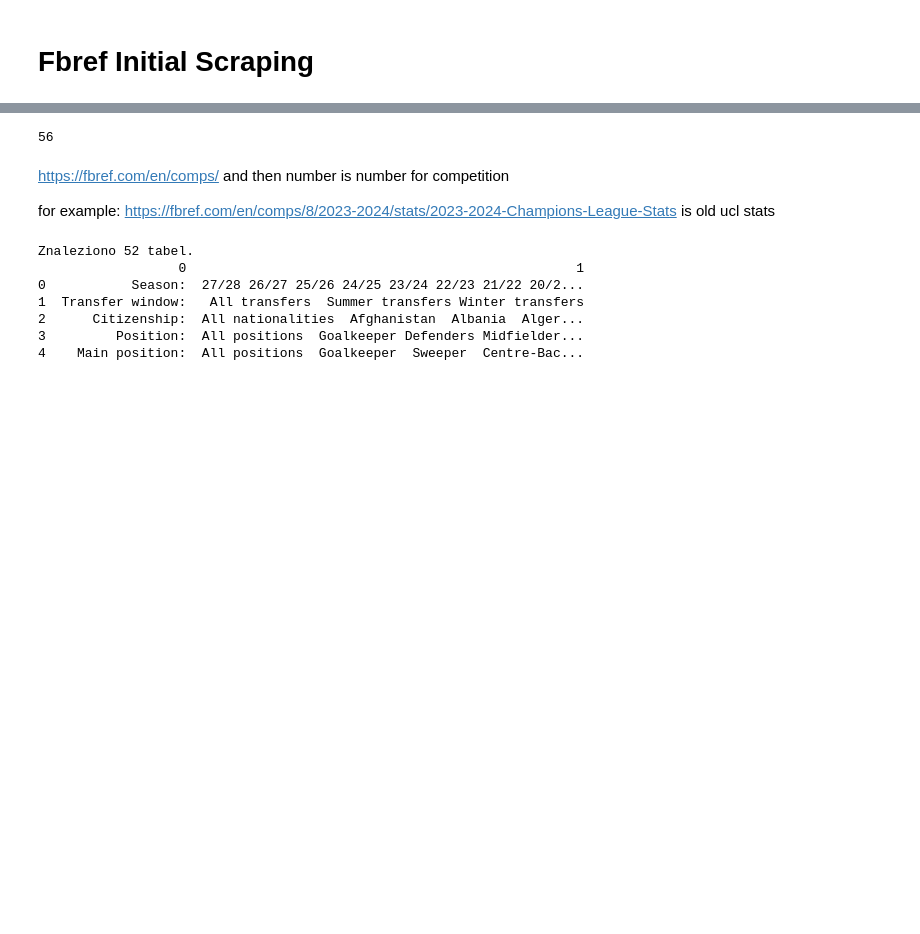
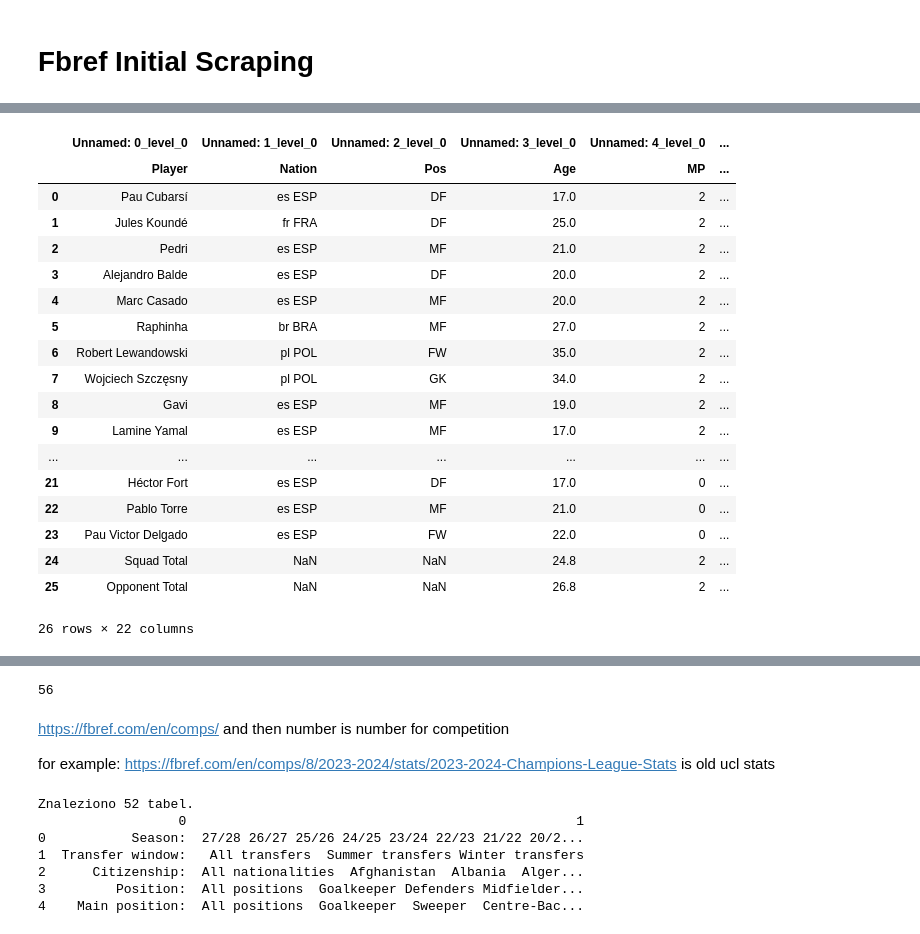
Before and after one commit to fantasy2fry/football-data-warehouse-top5, a Jupyter notebook: scraping/initial_scraping.ipynb, the cells around one changed output, grey strips where cells are left out. Cells and saved outputs as stored; diff of their text form; code cells hidden in the pictures; blank space fills up the shorter version.

```diff
--- a/scraping/initial_scraping.ipynb
+++ b/scraping/initial_scraping.ipynb
@@ -95 +97,23 @@ dfs[2] # This is standard stats champions league
 36 rows × 34 columns
+# %%
+dfs[4]
+# %% [output]
+|  | Unnamed: 0_level_0 | Unnamed: 1_level_0 | Unnamed: 2_level_0 | Unnamed: 3_level_0 | Unnamed: 4_level_0 | ... |
+|  | Player | Nation | Pos | Age | MP | ... |
+| 0 | Pau Cubarsí | es ESP | DF | 17.0 | 2 | ... |
+| 1 | Jules Koundé | fr FRA | DF | 25.0 | 2 | ... |
+| 2 | Pedri | es ESP | MF | 21.0 | 2 | ... |
+| 3 | Alejandro Balde | es ESP | DF | 20.0 | 2 | ... |
+| 4 | Marc Casado | es ESP | MF | 20.0 | 2 | ... |
+| 5 | Raphinha | br BRA | MF | 27.0 | 2 | ... |
+| 6 | Robert Lewandowski | pl POL | FW | 35.0 | 2 | ... |
+| 7 | Wojciech Szczęsny | pl POL | GK | 34.0 | 2 | ... |
+| 8 | Gavi | es ESP | MF | 19.0 | 2 | ... |
+| 9 | Lamine Yamal | es ESP | MF | 17.0 | 2 | ... |
+| ... | ... | ... | ... | ... | ... | ... |
+| 21 | Héctor Fort | es ESP | DF | 17.0 | 0 | ... |
+| 22 | Pablo Torre | es ESP | MF | 21.0 | 0 | ... |
+| 23 | Pau Victor Delgado | es ESP | FW | 22.0 | 0 | ... |
+| 24 | Squad Total | NaN | NaN | 24.8 | 2 | ... |
+| 25 | Opponent Total | NaN | NaN | 26.8 | 2 | ... |
+26 rows × 22 columns
```
Also changed, not shown: parts of 9 cells of this notebook, 1 other file.
